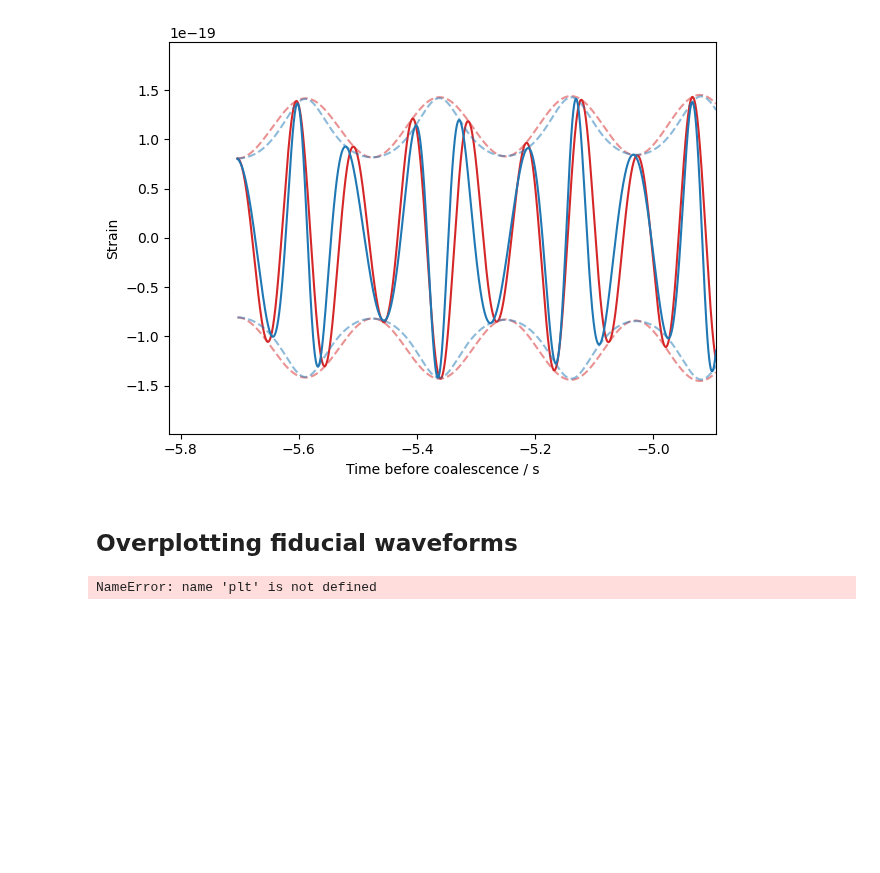
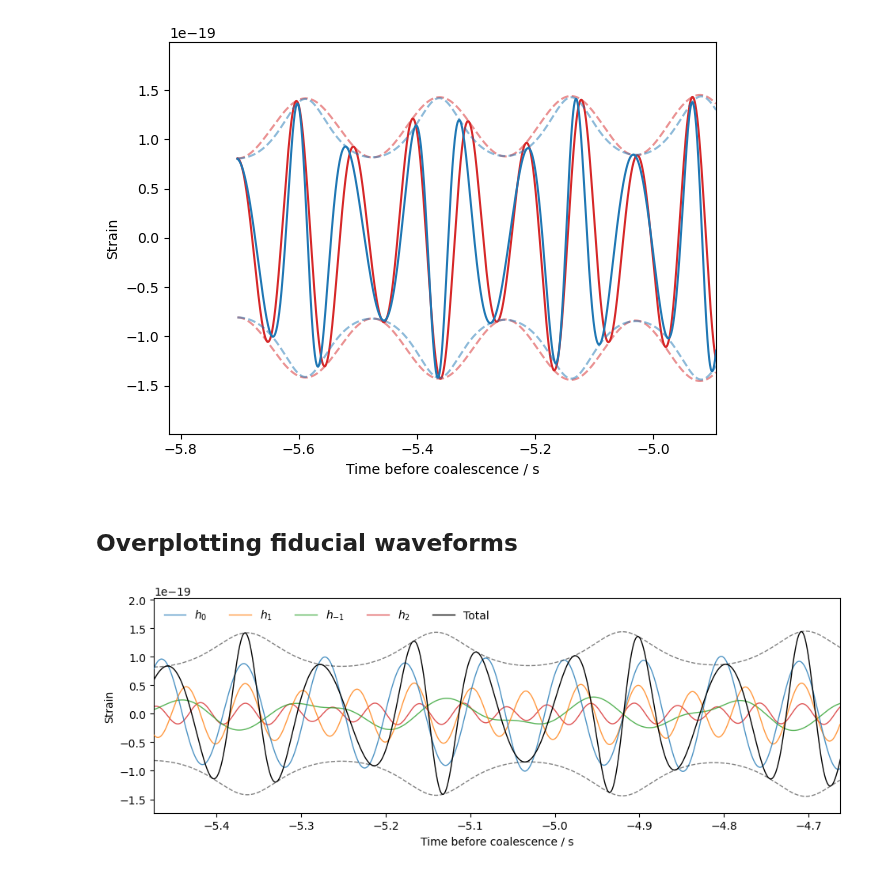
Before and after one commit to BenGPatterson/EccentricHarmonics, a Jupyter notebook: shifting_MA.ipynb, the cells around one changed output. Drawn from its saved outputs; the diff is of its cells as text; code cells hidden in the pictures; blank space fills up the shorter version.

```diff
--- a/shifting_MA.ipynb
+++ b/shifting_MA.ipynb
@@ -165,31 +149,26 @@ plt.tight_layout()
 ## Overplotting fiducial waveforms
 # %%
 # Generate fiducial waveforms with same parameters
-all_hs = get_h([1]*10, 5, e, chirp2total(50, q), q, sample_rate, GS_normalisation=False)
+all_hs = get_h([1]*10, f_low, e, chirp2total(chirp, q), q, sample_rate, GS_normalisation=False)
 h_tot, h0, h1, hn1, h2 = all_hs[:5]
 # %%
-plt.figure(figsize=(2.25*6.4,0.75*4.8))
-params = {"ytick.color" : "w",
-          "xtick.color" : "w",
-          "axes.labelcolor" : "w",
-          "axes.edgecolor" : "w"}
-cuts = [int(3.65*len_2pi*sample_rate), int(6.95*len_2pi*sample_rate)]
-limits = [int(2*len_2pi*sample_rate), int(7.5*len_2pi*sample_rate)]
-plt.plot(h0.sample_times[cuts[0]:cuts[1]], h0[cuts[0]:cuts[1]], c='deepskyblue', label='$h_{0}$', alpha=0.8, zorder=4, lw=1)
+plt.figure(figsize=(1.5*6.4,0.75*4.8))
+cuts = [int(1*len_2pi*sample_rate), int(4.5*len_2pi*sample_rate)]
+limits = [int(1*len_2pi*sample_rate), int(4.5*len_2pi*sample_rate)]
+plt.plot(h0.sample_times[cuts[0]:cuts[1]], h0[cuts[0]:cuts[1]], c='C0', label='$h_{0}$', alpha=0.8, zorder=4, lw=1)
 plt.plot(h1.sample_times[cuts[0]:cuts[1]], h1[cuts[0]:cuts[1]], c='C1', label='$h_{1}$', alpha=0.8, zorder=3, lw=1)
 plt.plot(hn1.sample_times[cuts[0]:cuts[1]], hn1[cuts[0]:cuts[1]], c='C2', label='$h_{-1}$', alpha=0.8, zorder=2, lw=1)
 plt.plot(h2.sample_times[cuts[0]:cuts[1]], h2[cuts[0]:cuts[1]], c='C3', label='$h_{2}$', alpha=0.8, zorder=1, lw=1)
-plt.plot(h_tot.sample_times, h_tot, c='w', label='Total', zorder=5, lw=1)
-plt.plot(h_tot.sample_times[cuts[0]:cuts[1]], np.abs(h_tot[cuts[0]:cuts[1]]), c='w', alpha=0.5, ls='dashed', zorder=5, lw=1)
-plt.plot(h_tot.sample_times[cuts[0]:cuts[1]], -np.abs(h_tot[cuts[0]:cuts[1]]), c='w', alpha=0.5, ls='dashed', zorder=5, lw=1)
+plt.plot(h_tot.sample_times, h_tot, c='k', label='Total', zorder=5, lw=1)
+plt.plot(h_tot.sample_times[cuts[0]:cuts[1]], np.abs(h_tot[cuts[0]:cuts[1]]), c='k', alpha=0.5, ls='dashed', zorder=5, lw=1)
+plt.plot(h_tot.sample_times[cuts[0]:cuts[1]], -np.abs(h_tot[cuts[0]:cuts[1]]), c='k', alpha=0.5, ls='dashed', zorder=5, lw=1)
 plt.xlim(h_tot.sample_times[limits])
-max_h = max(np.abs(h[:int(7.5*len_2pi*sample_rate)]))
+max_h = max(np.abs(h[:int(4.5*len_2pi*sample_rate)]))
 plt.ylim(-1.2*max_h, 1.4*max_h)
-plt.gca().axis('off')
-#plt.legend(loc='upper left', frameon=False, ncol=5)
+plt.legend(loc='upper left', frameon=False, ncol=5)
 plt.xlabel('Time before coalescence / s')
 plt.ylabel('Strain')
 plt.tight_layout()
-plt.savefig('Figures/EccWF_superposition.png', dpi=450, transparent=True)
+plt.savefig('Figures/EccWF_superposition.png', dpi=450)
 # %% [output]
-NameError: name 'plt' is not defined
+[figure, added]
```
Also changed, not shown: parts of 2 cells of this notebook, 9 other files.
